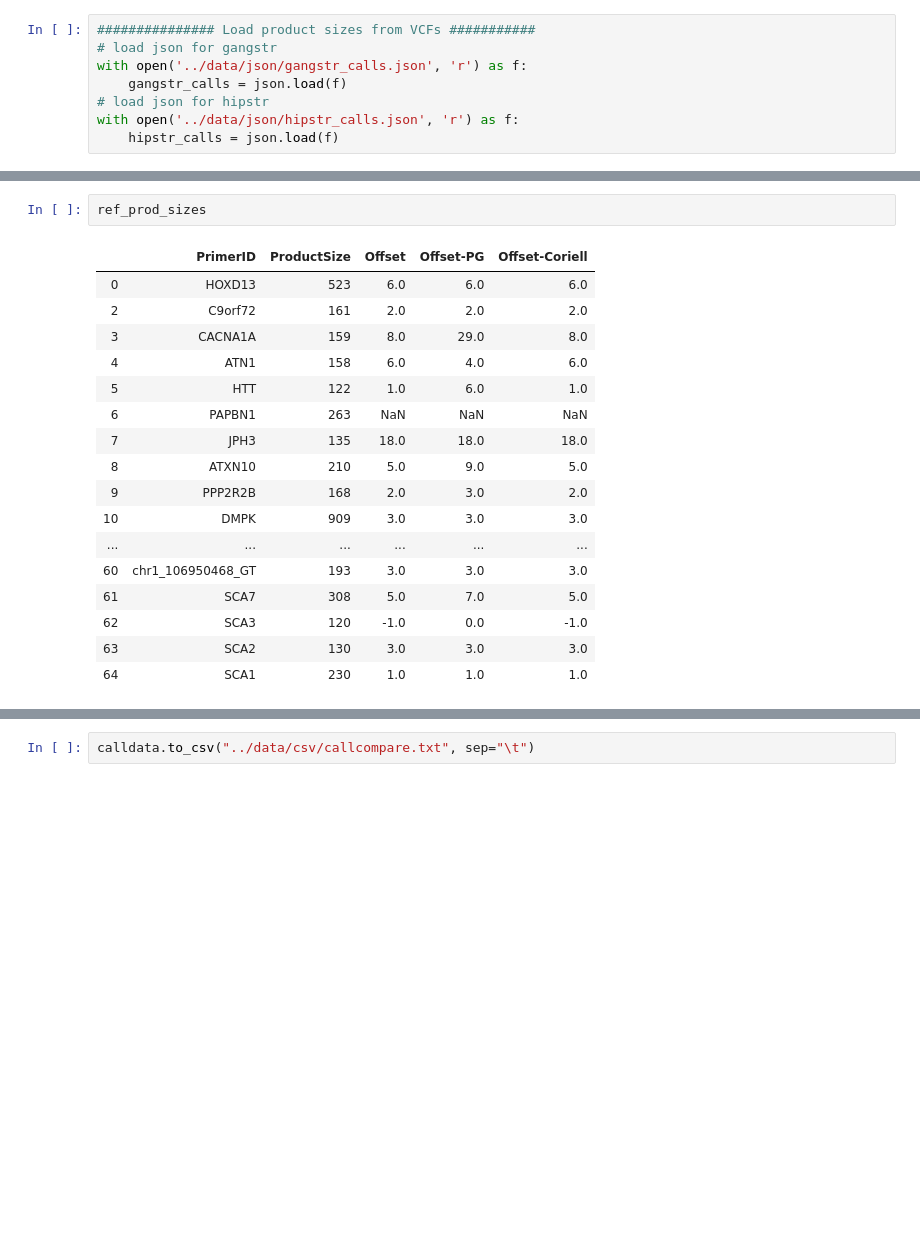
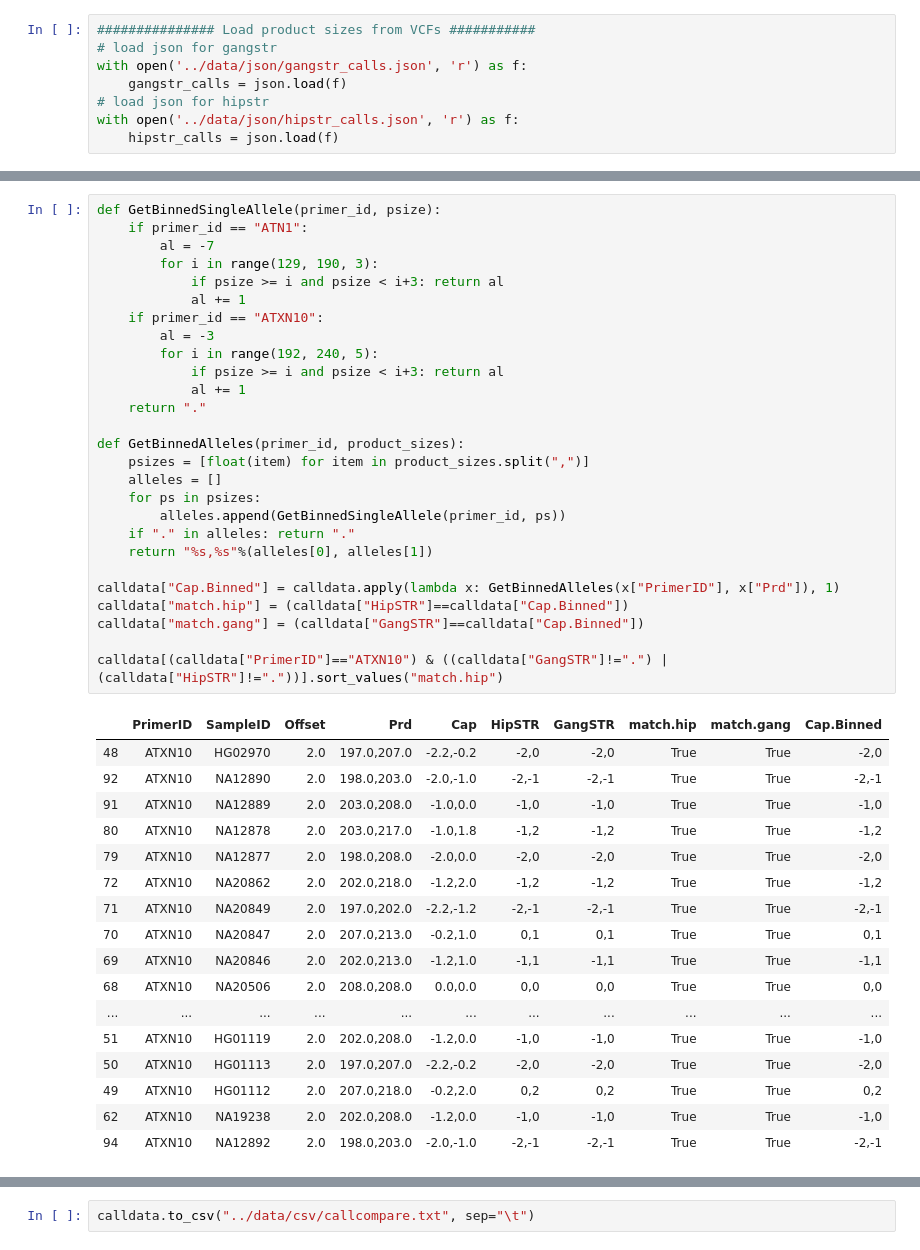
Before and after one commit to gymrek-lab/TRTools, a Jupyter notebook: experimental/capillary_offset_learn/notebooks/LearnCapillaryOffset.ipynb, the cells around one changed output, grey strips where cells are left out. Saved outputs shown, nothing was run; the diff lists cells and outputs as text; blank space fills up the shorter version.

```diff
--- a/experimental/capillary_offset_learn/notebooks/LearnCapillaryOffset.ipynb
+++ b/experimental/capillary_offset_learn/notebooks/LearnCapillaryOffset.ipynb
@@ -244,21 +247,46 @@ calldata = pd.DataFrame({"PrimerID": loci_, "SampleID": samples_, "Cap": cap_, "
-# %%
-ref_prod_sizes
-# %% [output]
-|  | PrimerID | ProductSize | Offset | Offset-PG | Offset-Coriell |
-| 0 | HOXD13 | 523 | 6.0 | 6.0 | 6.0 |
-| 2 | C9orf72 | 161 | 2.0 | 2.0 | 2.0 |
-| 3 | CACNA1A | 159 | 8.0 | 29.0 | 8.0 |
-| 4 | ATN1 | 158 | 6.0 | 4.0 | 6.0 |
-| 5 | HTT | 122 | 1.0 | 6.0 | 1.0 |
-| 6 | PAPBN1 | 263 | NaN | NaN | NaN |
-| 7 | JPH3 | 135 | 18.0 | 18.0 | 18.0 |
-| 8 | ATXN10 | 210 | 5.0 | 9.0 | 5.0 |
-| 9 | PPP2R2B | 168 | 2.0 | 3.0 | 2.0 |
-| 10 | DMPK | 909 | 3.0 | 3.0 | 3.0 |
-| ... | ... | ... | ... | ... | ... |
-| 60 | chr1_106950468_GT | 193 | 3.0 | 3.0 | 3.0 |
-| 61 | SCA7 | 308 | 5.0 | 7.0 | 5.0 |
-| 62 | SCA3 | 120 | -1.0 | 0.0 | -1.0 |
-| 63 | SCA2 | 130 | 3.0 | 3.0 | 3.0 |
-| 64 | SCA1 | 230 | 1.0 | 1.0 | 1.0 |
+# %%
+def GetBinnedSingleAllele(primer_id, psize):
+    if primer_id == "ATN1":
+        al = -7
+        for i in range(129, 190, 3):
+            if psize >= i and psize < i+3: return al
+            al += 1
+    if primer_id == "ATXN10":
+        al = -3
+        for i in range(192, 240, 5):
+            if psize >= i and psize < i+3: return al
+            al += 1
+    return "."
+
+def GetBinnedAlleles(primer_id, product_sizes):
+    psizes = [float(item) for item in product_sizes.split(",")]
+    alleles = []
+    for ps in psizes:
+        alleles.append(GetBinnedSingleAllele(primer_id, ps))
+    if "." in alleles: return "."
+    return "%s,%s"%(alleles[0], alleles[1])
+
+calldata["Cap.Binned"] = calldata.apply(lambda x: GetBinnedAlleles(x["PrimerID"], x["Prd"]), 1)
+calldata["match.hip"] = (calldata["HipSTR"]==calldata["Cap.Binned"])
+calldata["match.gang"] = (calldata["GangSTR"]==calldata["Cap.Binned"])
+
+calldata[(calldata["PrimerID"]=="ATXN10") & ((calldata["GangSTR"]!=".") | (calldata["HipSTR"]!="."))].sort_values("match.hip")
+# %% [output]
+|  | PrimerID | SampleID | Offset | Prd | Cap | HipSTR | GangSTR | match.hip | match.gang | Cap.Binned |
+| 48 | ATXN10 | HG02970 | 2.0 | 197.0,207.0 | -2.2,-0.2 | -2,0 | -2,0 | True | True | -2,0 |
+| 92 | ATXN10 | NA12890 | 2.0 | 198.0,203.0 | -2.0,-1.0 | -2,-1 | -2,-1 | True | True | -2,-1 |
+| 91 | ATXN10 | NA12889 | 2.0 | 203.0,208.0 | -1.0,0.0 | -1,0 | -1,0 | True | True | -1,0 |
+| 80 | ATXN10 | NA12878 | 2.0 | 203.0,217.0 | -1.0,1.8 | -1,2 | -1,2 | True | True | -1,2 |
+| 79 | ATXN10 | NA12877 | 2.0 | 198.0,208.0 | -2.0,0.0 | -2,0 | -2,0 | True | True | -2,0 |
+| 72 | ATXN10 | NA20862 | 2.0 | 202.0,218.0 | -1.2,2.0 | -1,2 | -1,2 | True | True | -1,2 |
+| 71 | ATXN10 | NA20849 | 2.0 | 197.0,202.0 | -2.2,-1.2 | -2,-1 | -2,-1 | True | True | -2,-1 |
+| 70 | ATXN10 | NA20847 | 2.0 | 207.0,213.0 | -0.2,1.0 | 0,1 | 0,1 | True | True | 0,1 |
+| 69 | ATXN10 | NA20846 | 2.0 | 202.0,213.0 | -1.2,1.0 | -1,1 | -1,1 | True | True | -1,1 |
+| 68 | ATXN10 | NA20506 | 2.0 | 208.0,208.0 | 0.0,0.0 | 0,0 | 0,0 | True | True | 0,0 |
+| ... | ... | ... | ... | ... | ... | ... | ... | ... | ... | ... |
+| 51 | ATXN10 | HG01119 | 2.0 | 202.0,208.0 | -1.2,0.0 | -1,0 | -1,0 | True | True | -1,0 |
+| 50 | ATXN10 | HG01113 | 2.0 | 197.0,207.0 | -2.2,-0.2 | -2,0 | -2,0 | True | True | -2,0 |
+| 49 | ATXN10 | HG01112 | 2.0 | 207.0,218.0 | -0.2,2.0 | 0,2 | 0,2 | True | True | 0,2 |
+| 62 | ATXN10 | NA19238 | 2.0 | 202.0,208.0 | -1.2,0.0 | -1,0 | -1,0 | True | True | -1,0 |
+| 94 | ATXN10 | NA12892 | 2.0 | 198.0,203.0 | -2.0,-1.0 | -2,-1 | -2,-1 | True | True | -2,-1 |
 # %%
```
Also changed, not shown: parts of 6 cells of this notebook, 2 other files.
